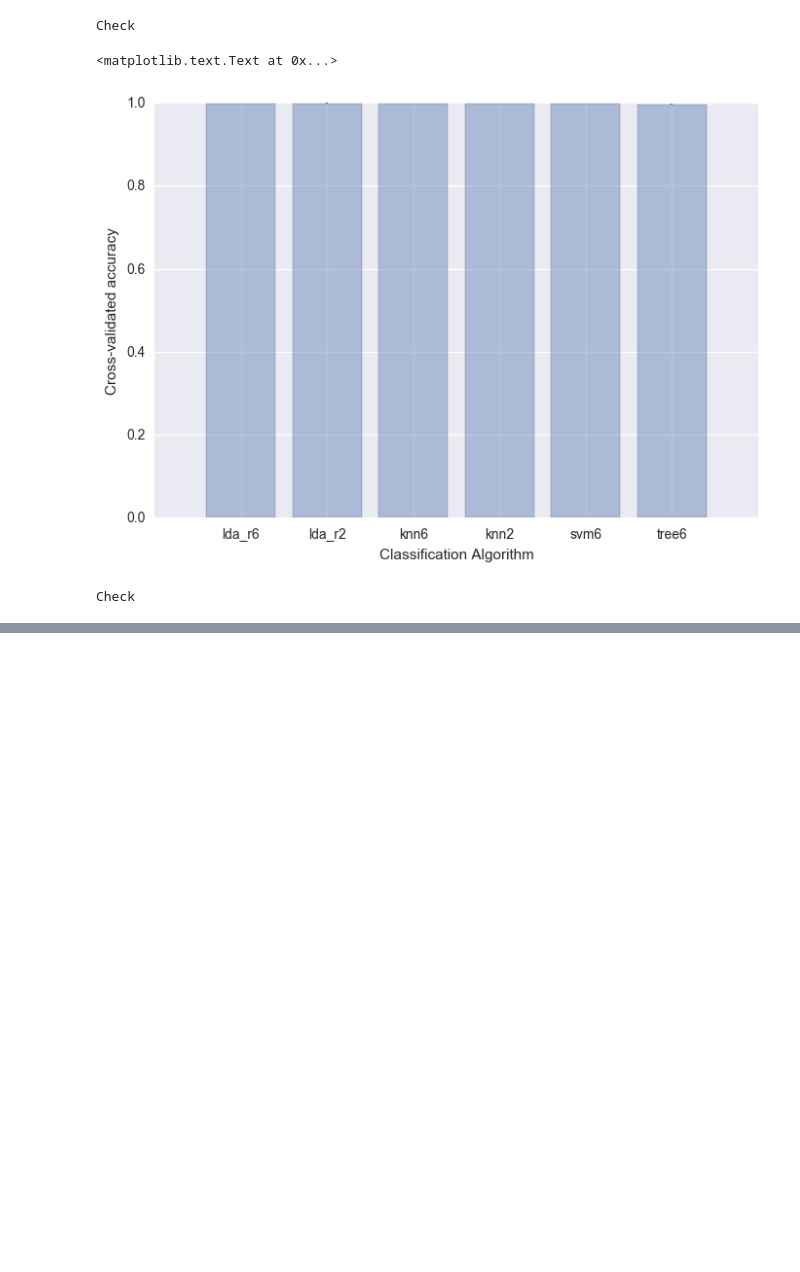
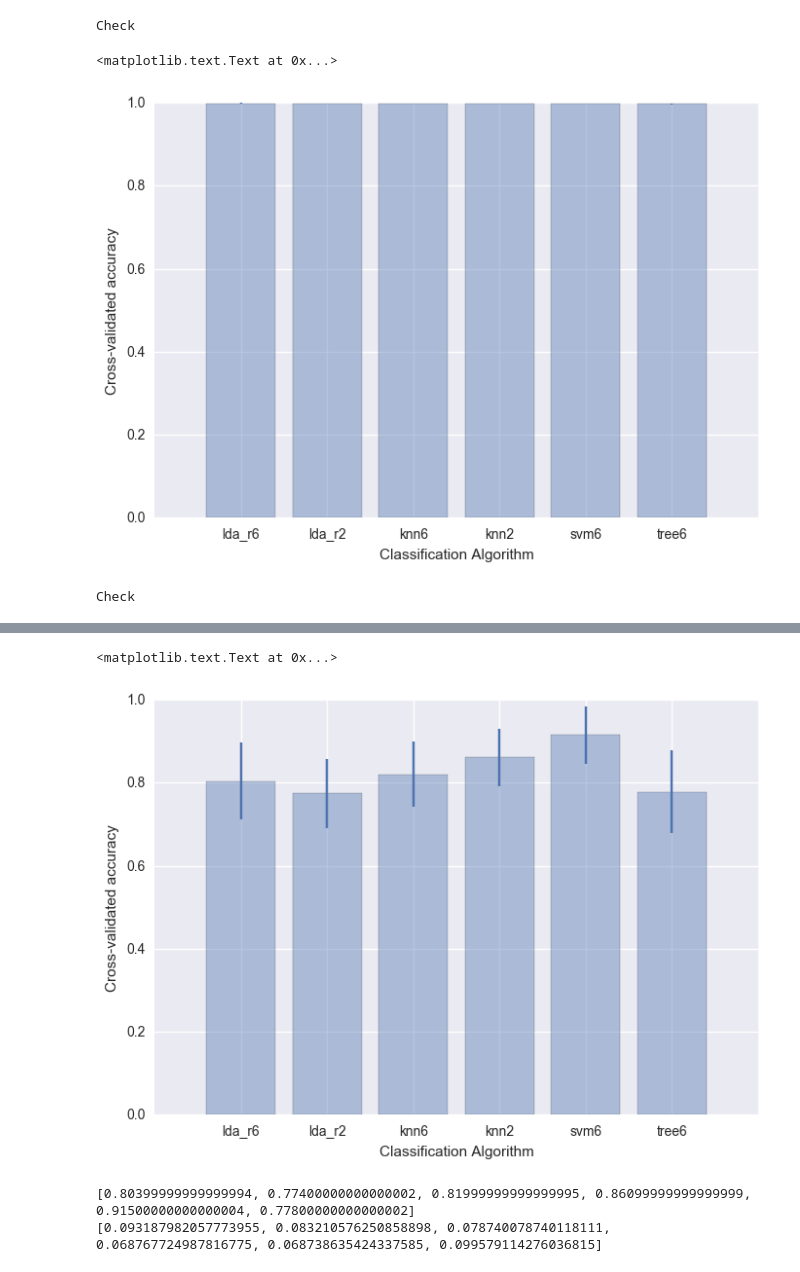
Before and after one commit to UW-Biol419-Wi2017/ciliary_proteomes_and_js_exomes, a Jupyter notebook: Hank Testing Code 8.ipynb, the cells around one changed output, grey strips where cells are left out. Saved outputs shown, nothing was run; the diff lists cells and outputs as text; code cells hidden in the pictures; blank space fills up the shorter version.

```diff
--- a/Hank Testing Code 8.ipynb
+++ b/Hank Testing Code 8.ipynb
@@ -168,0 +200,9 @@ print(scores_err)
+# %%
+exome = pd.read_excel("HC3_100_js_exomes_2_MG_170307.xlsx")
+exomeFiltered = exome.loc[:, ['GERP','CADD_score', 'Dist2Splice','AB', 'P1_AltFreq', 'P2_AltFreq' ,'localization', 'js_cause']]
+exomeLoc = exomeFiltered.loc[:,['GERP','CADD_score', 'Dist2Splice','AB', 'P1_AltFreq', 'P2_AltFreq' , 'localization']]
+exomeJS = exomeFiltered.loc[:,['GERP','CADD_score', 'Dist2Splice','AB', 'P1_AltFreq', 'P2_AltFreq' , 'js_cause']]
+exomeTest = exomeFiltered.loc[:,['GERP','CADD_score', 'Dist2Splice','AB', 'P1_AltFreq', 'P2_AltFreq' ]]
+
+genes = exomeTest.values#Change to .values when using answer key method
+cancer_types = exomeJS['js_cause'].values #Change to .values when using answer key method
@@ -168,0 +215,45 @@ print(scores_err)
+# %%
+
+lda_r6_scores = cross_val_class_accuracy(LinearDiscriminantAnalysis(),
+                                          genes, cancer_types, 6,
+                                          testfrac, reps)
+lda_r2_scores = cross_val_class_accuracy(LinearDiscriminantAnalysis(),
+                                          genes, cancer_types, 2,
+                                          testfrac, reps)
+knn6_scores = cross_val_class_accuracy(KNeighborsClassifier(n_neighbors=2),
+                                       genes, cancer_types, 6,
+                                        testfrac, reps)
+knn2_scores = cross_val_class_accuracy(KNeighborsClassifier(),
+                                       genes, cancer_types, 2,
+                                        testfrac, reps)
+svm6_scores = cross_val_class_accuracy(svm.SVC(),
+                                      genes, cancer_types, 6,
+                                     testfrac, reps)
+tree6_scores = cross_val_class_accuracy(DecisionTreeClassifier(),
+                                       genes, cancer_types, 6,
+                                      testfrac, reps)
+# %%
+classifiers = ('lda_r6', 'lda_r2', 'knn6', 'knn2', 'svm6', 'tree6')
+scores = [lda_r6_scores.mean(), lda_r2_scores.mean(),
+          knn6_scores.mean(), knn2_scores.mean(),
+         svm6_scores.mean(), tree6_scores.mean()]
+scores_err = [lda_r6_scores.std(), lda_r2_scores.std(),
+          knn6_scores.std(), knn2_scores.std(),
+         svm6_scores.std(), tree6_scores.std()]
+
+
+plt.bar(range(len(classifiers)), scores,
+        yerr=scores_err,
+        align='center', alpha=0.4,)
+plt.xticks(range(len(classifiers)), classifiers)
+plt.ylabel('Cross-validated accuracy')
+plt.xlabel('Classification Algorithm')
+# %% [output]
+<matplotlib.text.Text at 0x...>
+[figure, added]
+# %%
+print(scores)
+print(scores_err)
+# %% [output]
+[0.80399999999999994, 0.77400000000000002, 0.81999999999999995, 0.86099999999999999, 0.91500000000000004, 0.77800000000000002]
+[0.093187982057773955, 0.083210576250858898, 0.078740078740118111, 0.068767724987816775, 0.068738635424337585, 0.099579114276036815]
```
Also changed, not shown: parts of 13 cells of this notebook.
